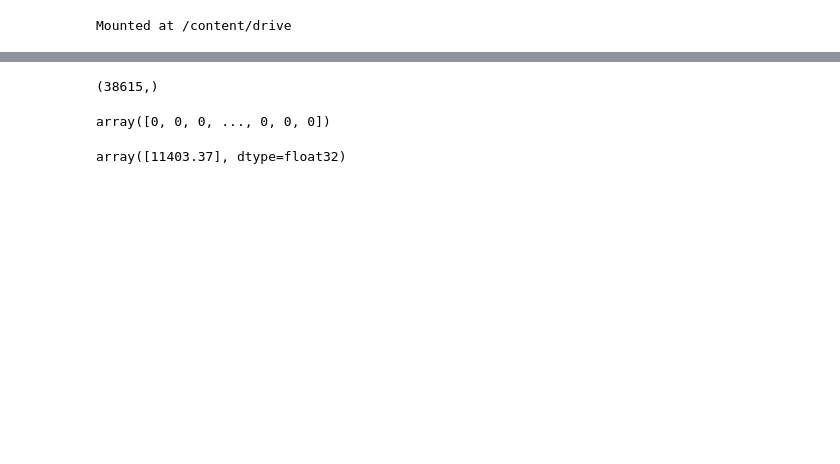
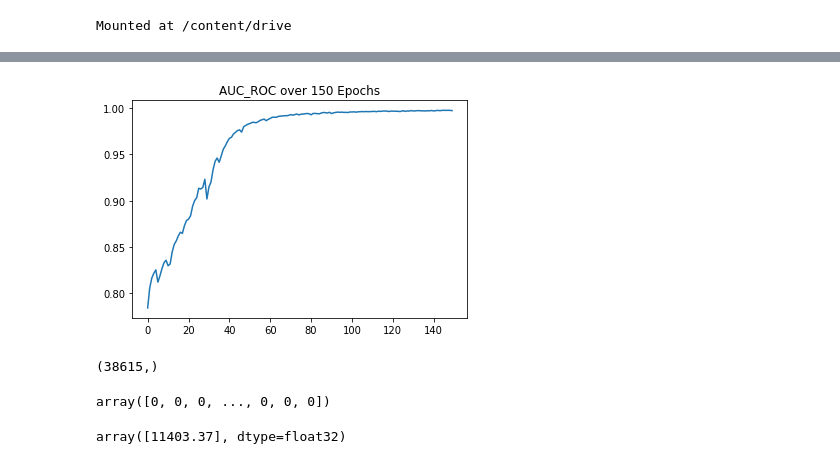
Before and after one commit to zainkhan9/inebriation_detection, a Jupyter notebook: Keras Bidirectional LSTM.ipynb, the cells around one changed output, grey strips where cells are left out. Cells and saved outputs as stored; diff of their text form; code cells hidden in the pictures; blank space fills up the shorter version.

```diff
--- a/Keras Bidirectional LSTM.ipynb
+++ b/Keras Bidirectional LSTM.ipynb
@@ -65,3 +120,9 @@ array([0., 0., 0., ..., 1., 0., 0.])
+# %%
+plt.plot(history.history['auc'])
+plt.title('AUC_ROC over 150 Epochs')
+plt.show()
+# %% [output]
+[figure, added]
 # %%
 yhat.shape
 # %% [output]
```
Also changed, not shown: parts of 9 cells of this notebook, 1 other file.
